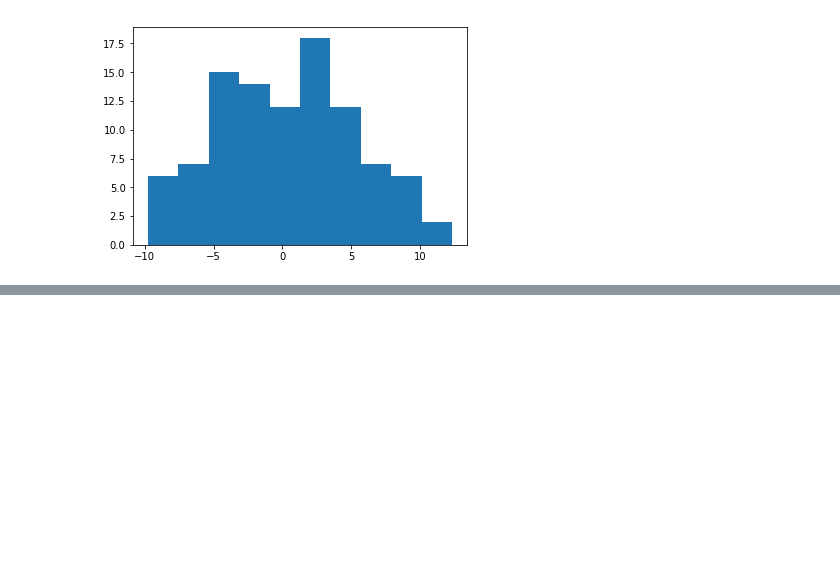
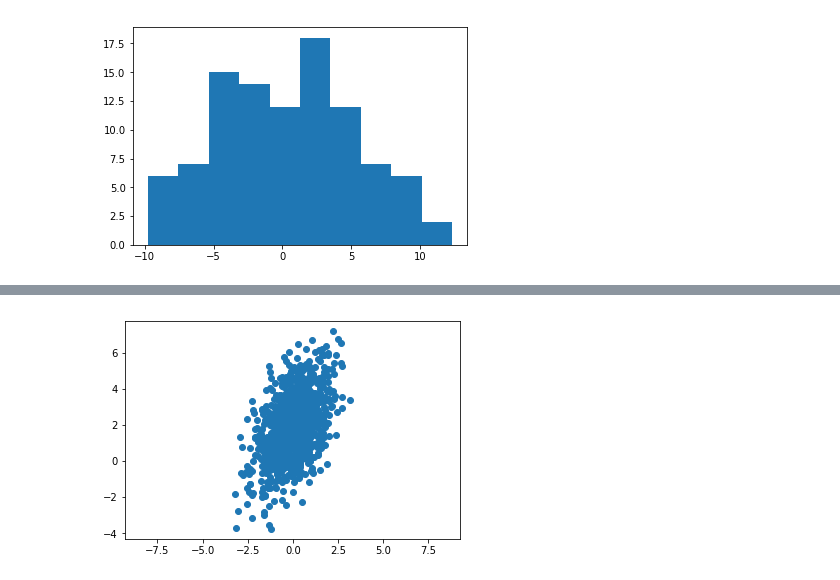
Before and after one commit to imflash217/Lumos, a Jupyter notebook: Project_Python/pyPlayground.ipynb, the cells around one changed output, grey strips where cells are left out. Cells and saved outputs as stored; diff of their text form; code cells hidden in the pictures; blank space fills up the shorter version.

```diff
--- a/Project_Python/pyPlayground.ipynb
+++ b/Project_Python/pyPlayground.ipynb
@@ -1253,0 +1290,7 @@ plt.show()
+# %%
+r = np.random.multivariate_normal(mean = mu, cov=cov, size=1000)
+plt.scatter(r[:,0], r[:,1])
+plt.axis('equal')
+plt.show()
+# %% [output]
+[figure, added]
```
Also changed, not shown: parts of 13 cells of this notebook.
